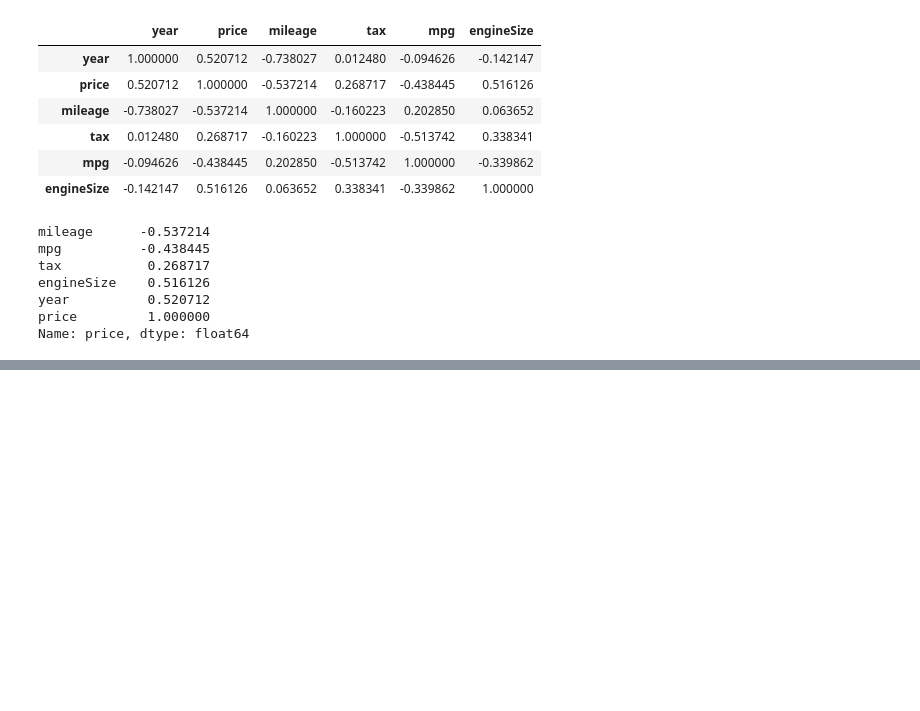
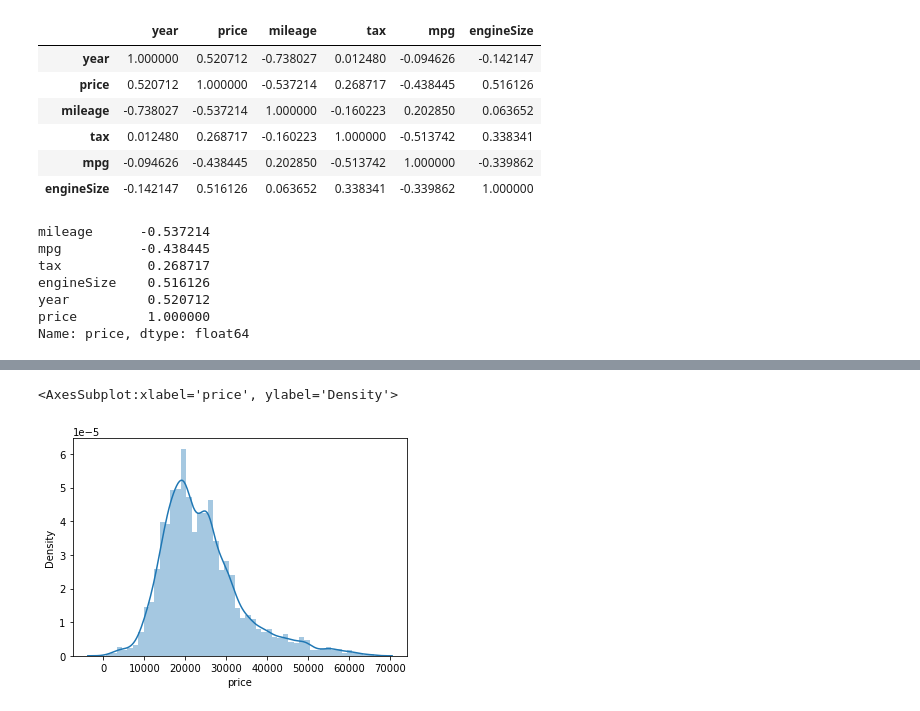
Before and after one commit to pectonic/What-I-learned, a Jupyter notebook: Python/BTK/tensorFlow/tensorFlow_car_pricing.ipynb, the cells around one changed output, grey strips where cells are left out. Drawn from its saved outputs; the diff is of its cells as text; code cells hidden in the pictures; blank space fills up the shorter version.

```diff
--- a/Python/BTK/tensorFlow/tensorFlow_car_pricing.ipynb
+++ b/Python/BTK/tensorFlow/tensorFlow_car_pricing.ipynb
@@ -100,0 +154,3 @@ Name: price, dtype: float64
+# %%
+yuzdeDoksanDokuzDf = dataFrame.sort_values('price',ascending=False).iloc[131:] # yukaridan baslayarak 131. indexten sonrasini gosterir
+yuzdeDoksanDokuzDf
@@ -100,0 +183,5 @@ Name: price, dtype: float64
+# %%
+sbn.distplot(yuzdeDoksanDokuzDf['price'])
+# %% [output]
+<AxesSubplot:xlabel='price', ylabel='Density'>
+[figure, added]
```
Also changed, not shown: parts of 38 cells of this notebook, 1 other file.
